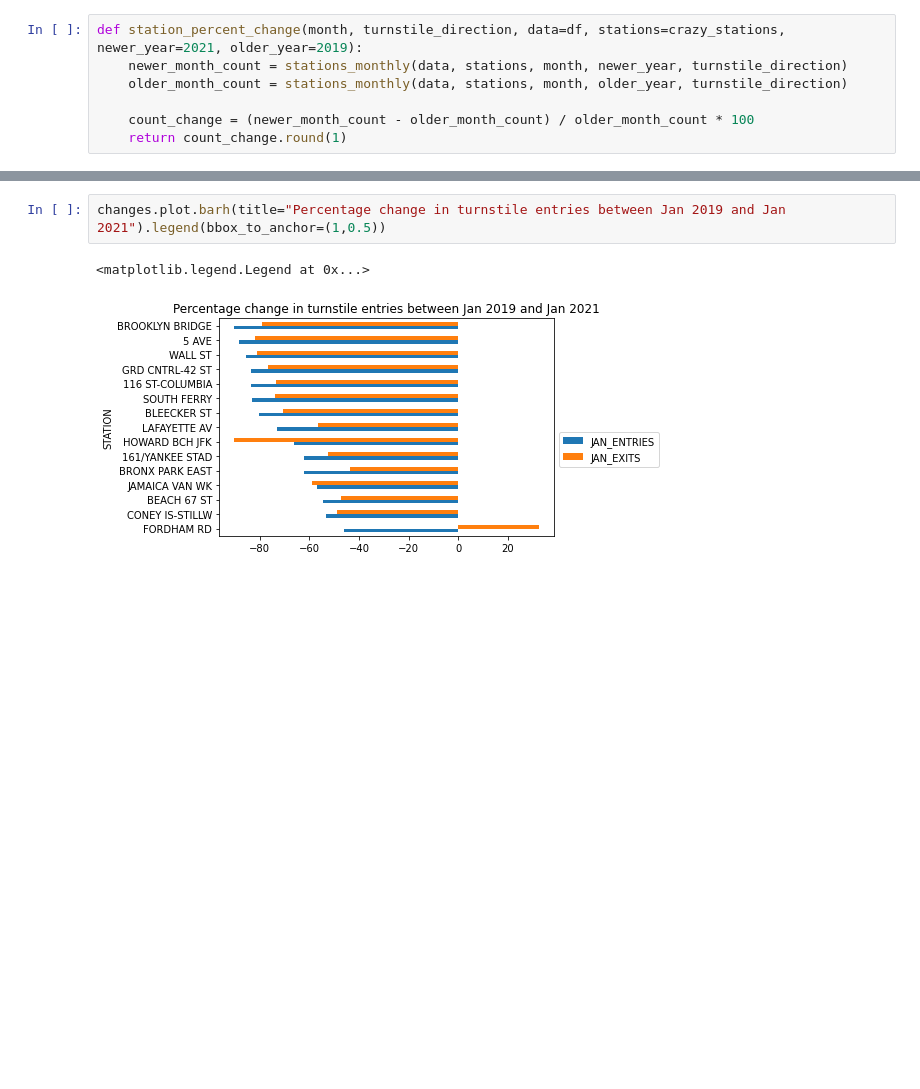
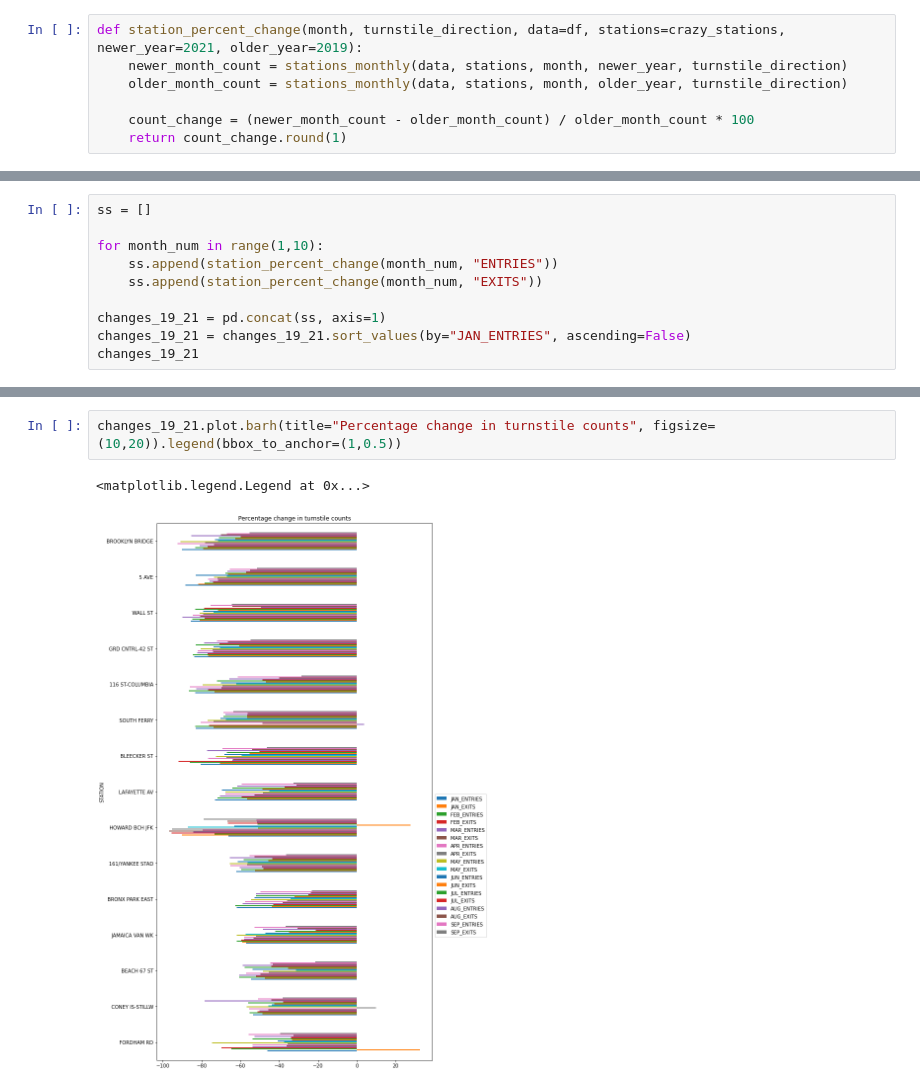
Before and after one commit to billbell73/EDA, a Jupyter notebook: project_function.ipynb, the cells around one changed output, grey strips where cells are left out. Cells and saved outputs as stored; diff of their text form; blank space fills up the shorter version.

```diff
--- a/project_function.ipynb
+++ b/project_function.ipynb
@@ -140,0 +69,10 @@ dtype: int64
+# %%
+ss = []
+
+for month_num in range(1,10):
+    ss.append(station_percent_change(month_num, "ENTRIES"))
+    ss.append(station_percent_change(month_num, "EXITS"))
+
+changes_19_21 = pd.concat(ss, axis=1)
+changes_19_21 = changes_19_21.sort_values(by="JAN_ENTRIES", ascending=False)
+changes_19_21
@@ -141,5 +114,5 @@ dtype: int64
 # %%
-changes.plot.barh(title="Percentage change in turnstile entries between Jan 2019 and Jan 2021").legend(bbox_to_anchor=(1,0.5))
+changes_19_21.plot.barh(title="Percentage change in turnstile counts", figsize=(10,20)).legend(bbox_to_anchor=(1,0.5))
 # %% [output]
 <matplotlib.legend.Legend at 0x...>
-[figure, old version]
+[figure, new version]
```
Also changed, not shown: parts of 27 cells of this notebook.
